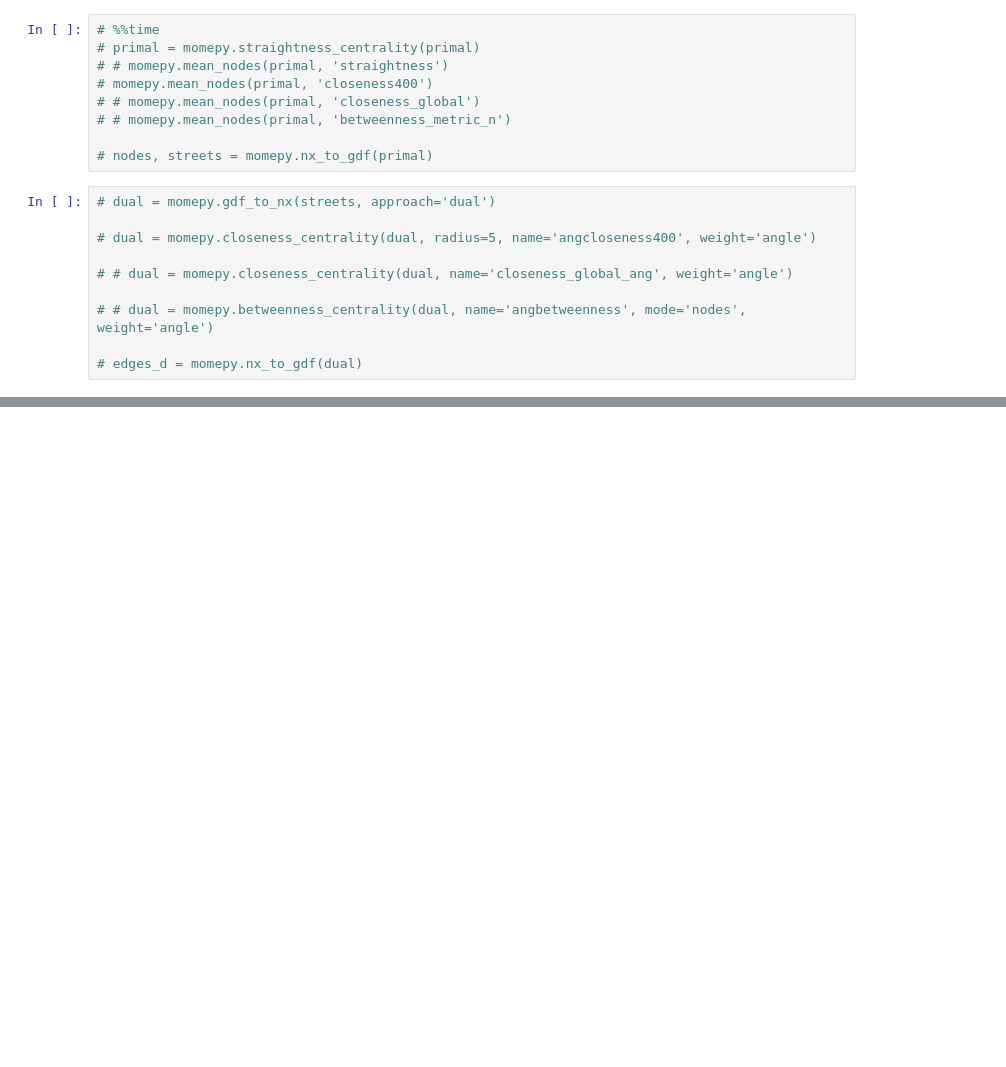
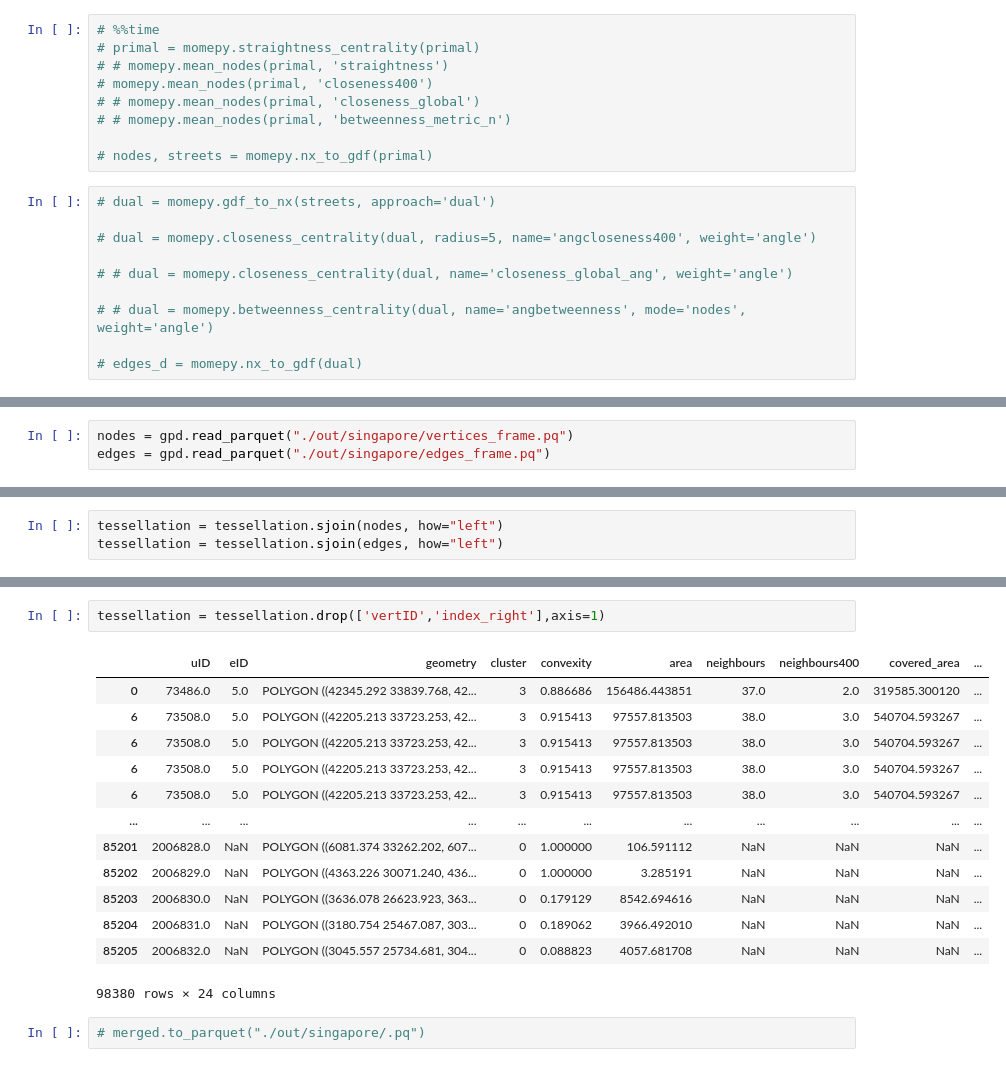
Before and after one commit to virgilxw/momepy-test, a Jupyter notebook: processor/6-Morphometrics.ipynb, the cells around one changed output, grey strips where cells are left out. Drawn from its saved outputs; the diff is of its cells as text; blank space fills up the shorter version.

```diff
--- a/processor/6-Morphometrics.ipynb
+++ b/processor/6-Morphometrics.ipynb
@@ -237,0 +312,3 @@ merged = merged.merge(edges_d.drop(columns='geometry'), on='nodeID', how='left')
+# %%
+nodes = gpd.read_parquet("./out/singapore/vertices_frame.pq")
+edges = gpd.read_parquet("./out/singapore/edges_frame.pq")
@@ -237,0 +347,3 @@ merged = merged.merge(edges_d.drop(columns='geometry'), on='nodeID', how='left')
+# %%
+tessellation = tessellation.sjoin(nodes, how="left")
+tessellation = tessellation.sjoin(edges, how="left")
@@ -237,0 +372,18 @@ merged = merged.merge(edges_d.drop(columns='geometry'), on='nodeID', how='left')
+# %%
+tessellation = tessellation.drop(['vertID','index_right'],axis=1)
+# %% [output]
+|  | uID | eID | geometry | cluster | convexity | area | neighbours | neighbours400 | covered_area | ... |
+| 0 | 73486.0 | 5.0 | POLYGON ((42345.292 33839.768, 42... | 3 | 0.886686 | 156486.443851 | 37.0 | 2.0 | 319585.300120 | ... |
+| 6 | 73508.0 | 5.0 | POLYGON ((42205.213 33723.253, 42... | 3 | 0.915413 | 97557.813503 | 38.0 | 3.0 | 540704.593267 | ... |
+| 6 | 73508.0 | 5.0 | POLYGON ((42205.213 33723.253, 42... | 3 | 0.915413 | 97557.813503 | 38.0 | 3.0 | 540704.593267 | ... |
+| 6 | 73508.0 | 5.0 | POLYGON ((42205.213 33723.253, 42... | 3 | 0.915413 | 97557.813503 | 38.0 | 3.0 | 540704.593267 | ... |
+| 6 | 73508.0 | 5.0 | POLYGON ((42205.213 33723.253, 42... | 3 | 0.915413 | 97557.813503 | 38.0 | 3.0 | 540704.593267 | ... |
+| ... | ... | ... | ... | ... | ... | ... | ... | ... | ... | ... |
+| 85201 | 2006828.0 | NaN | POLYGON ((6081.374 33262.202, 607... | 0 | 1.000000 | 106.591112 | NaN | NaN | NaN | ... |
+| 85202 | 2006829.0 | NaN | POLYGON ((4363.226 30071.240, 436... | 0 | 1.000000 | 3.285191 | NaN | NaN | NaN | ... |
+| 85203 | 2006830.0 | NaN | POLYGON ((3636.078 26623.923, 363... | 0 | 0.179129 | 8542.694616 | NaN | NaN | NaN | ... |
+| 85204 | 2006831.0 | NaN | POLYGON ((3180.754 25467.087, 303... | 0 | 0.189062 | 3966.492010 | NaN | NaN | NaN | ... |
+| 85205 | 2006832.0 | NaN | POLYGON ((3045.557 25734.681, 304... | 0 | 0.088823 | 4057.681708 | NaN | NaN | NaN | ... |
+98380 rows × 24 columns
+# %%
+# merged.to_parquet("./out/singapore/.pq")
```
Also changed, not shown: parts of 24 cells of this notebook, 2 other files.
